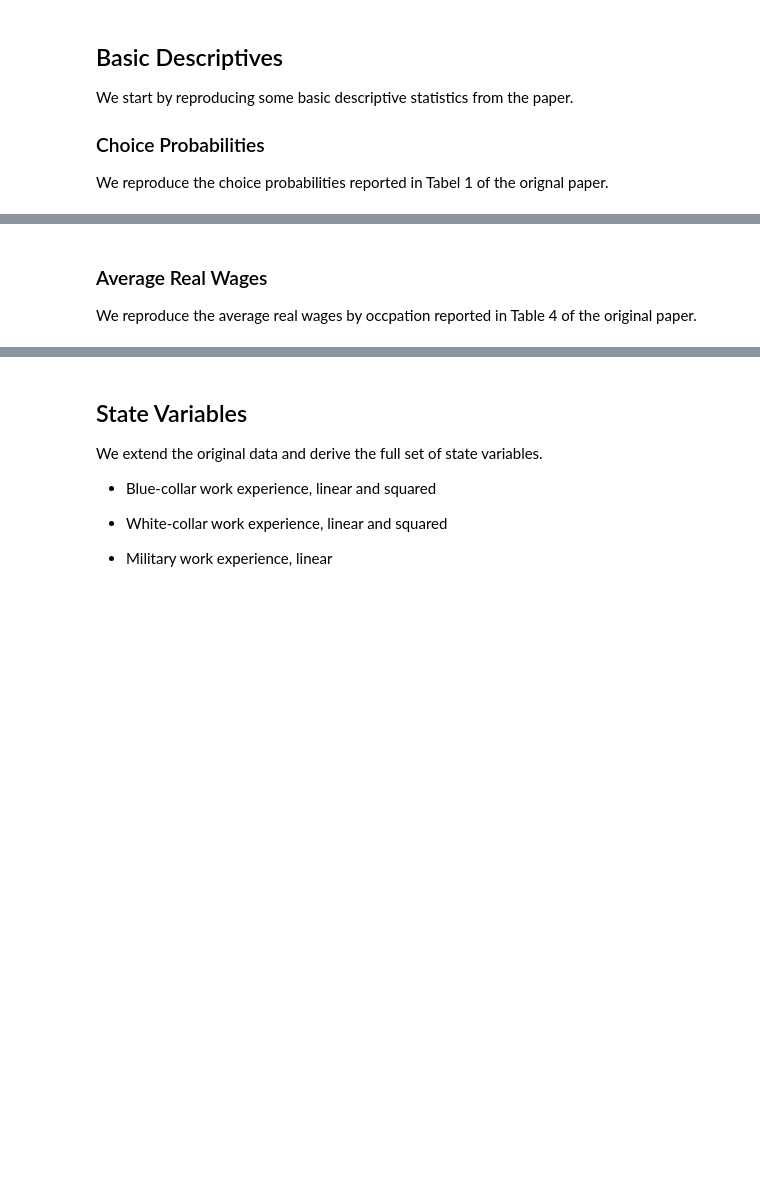
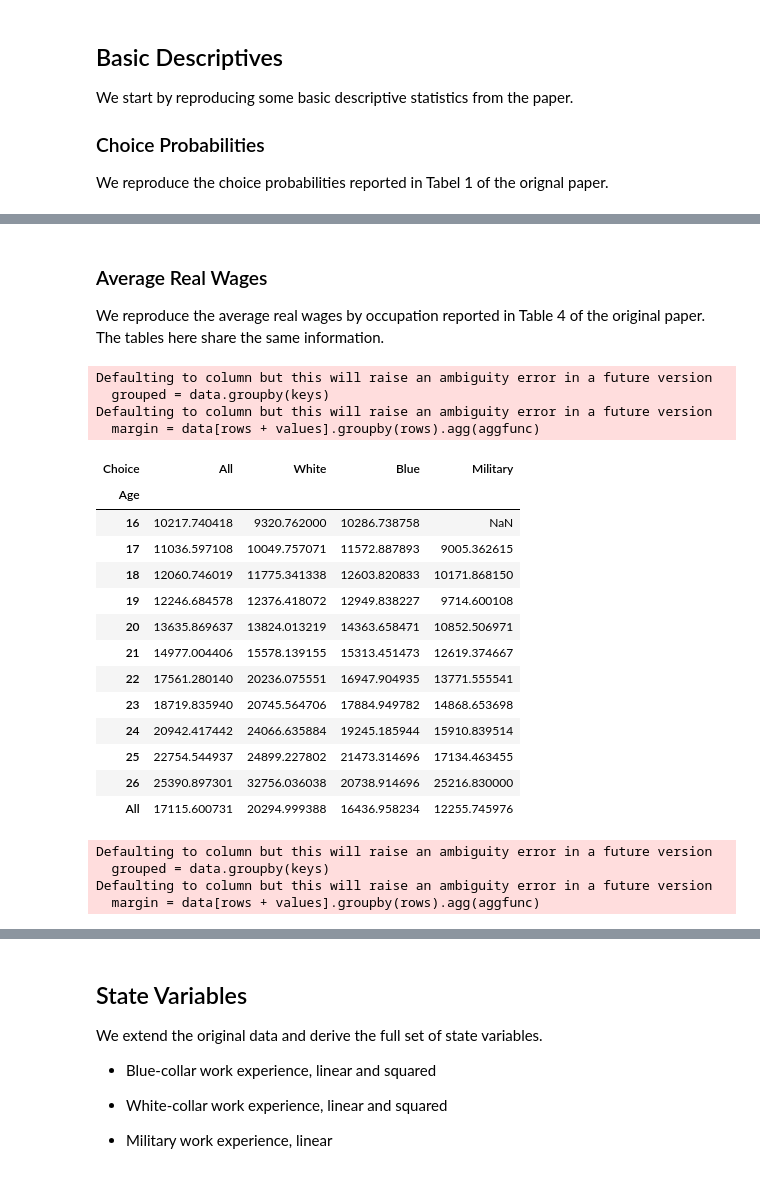
Before and after one commit to fagan2888/career-decisions-data, a Jupyter notebook: explorations.ipynb, the cells around one changed output, grey strips where cells are left out. Drawn from its saved outputs; the diff is of its cells as text; code cells hidden in the pictures; blank space fills up the shorter version.

```diff
--- a/explorations.ipynb
+++ b/explorations.ipynb
@@ -33,4 +112,4 @@ We reproduce the choice probabilities reported in Tabel 1 of the orignal paper.
 # %% [markdown]
 ### Average Real Wages
 
-We reproduce the average real wages by occpation reported in Table 4 of the original paper.
+We reproduce the average real wages by occupation reported in Table 4 of the original paper. The tables here share the same information.
@@ -38,0 +116,33 @@ We reproduce the average real wages by occpation reported in Table 4 of the orig
+# %%
+table_4_mean = pd.crosstab(index=df.Age, columns=df.Choice, values=df.Wage, aggfunc='mean', margins=True)
+table_4_mean = table_4_mean[['All', 'White', 'Blue', 'Military']]
+# %% [output]
+Defaulting to column but this will raise an ambiguity error in a future version
+  grouped = data.groupby(keys)
+Defaulting to column but this will raise an ambiguity error in a future version
+  margin = data[rows + values].groupby(rows).agg(aggfunc)
+# %%
+table_4_mean
+# %% [output]
+| Choice | All | White | Blue | Military |
+| Age |  |  |  |  |
+| 16 | 10217.740418 | 9320.762000 | 10286.738758 | NaN |
+| 17 | 11036.597108 | 10049.757071 | 11572.887893 | 9005.362615 |
+| 18 | 12060.746019 | 11775.341338 | 12603.820833 | 10171.868150 |
+| 19 | 12246.684578 | 12376.418072 | 12949.838227 | 9714.600108 |
+| 20 | 13635.869637 | 13824.013219 | 14363.658471 | 10852.506971 |
+| 21 | 14977.004406 | 15578.139155 | 15313.451473 | 12619.374667 |
+| 22 | 17561.280140 | 20236.075551 | 16947.904935 | 13771.555541 |
+| 23 | 18719.835940 | 20745.564706 | 17884.949782 | 14868.653698 |
+| 24 | 20942.417442 | 24066.635884 | 19245.185944 | 15910.839514 |
+| 25 | 22754.544937 | 24899.227802 | 21473.314696 | 17134.463455 |
+| 26 | 25390.897301 | 32756.036038 | 20738.914696 | 25216.830000 |
+| All | 17115.600731 | 20294.999388 | 16436.958234 | 12255.745976 |
+# %%
+table_4_count = pd.crosstab(index=df.Age, columns=df.Choice, values=df.Wage, aggfunc='count', margins=True).drop(['Schooling', 'Home'], axis=1)
+table_4_count = table_4_count[['All', 'White', 'Blue', 'Military']]
+# %% [output]
+Defaulting to column but this will raise an ambiguity error in a future version
+  grouped = data.groupby(keys)
+Defaulting to column but this will raise an ambiguity error in a future version
+  margin = data[rows + values].groupby(rows).agg(aggfunc)
```
Also changed, not shown: parts of 13 cells of this notebook, 2 other files.
